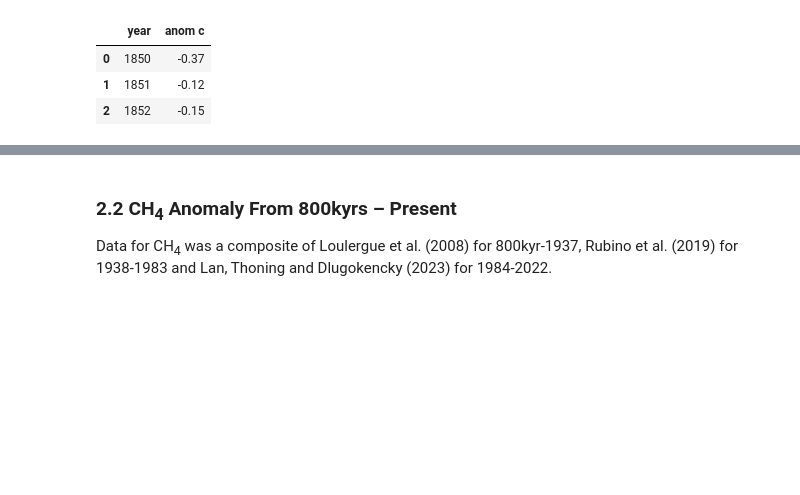
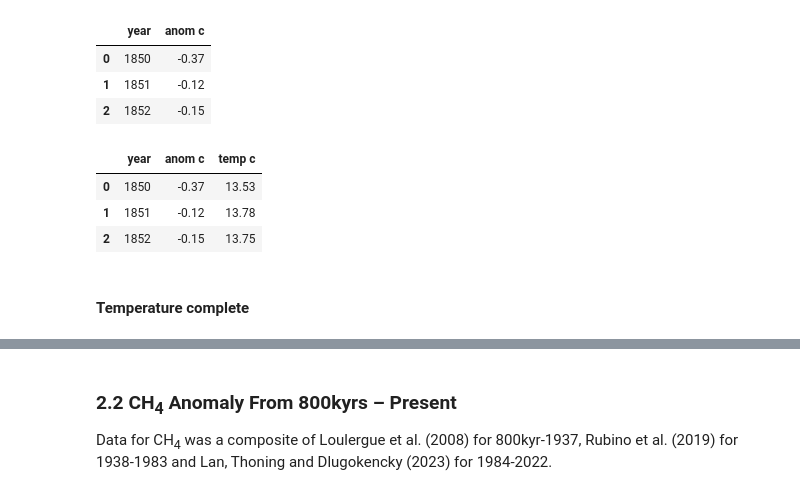
Before and after one commit to nurbujang/2progdaw23, a Jupyter notebook: project2.ipynb, the cells around one changed output, grey strips where cells are left out. Cells and saved outputs as stored; diff of their text form; code cells hidden in the pictures; blank space fills up the shorter version.

```diff
--- a/project2.ipynb
+++ b/project2.ipynb
@@ -264,0 +306,3 @@ df_temp_noaa.head(3)
+# %%
+df_temp_post2005 = pd.read_csv('data/at/tempglobalanomnoaa1850-2022.csv', skiprows = 4)
+df_temp_post2005.head(3)
@@ -265,9 +314,22 @@ df_temp_noaa.head(3)
 # %%
-df_temp_noaa.rename(columns={'Year': 'year'}, inplace=True)
-df_temp_noaa.rename(columns={'Anomaly': 'anom c'}, inplace=True)
-df_temp_noaa.head(3)
+df_temp_post2005.rename(columns={'Year': 'year',
+                             'Anomaly': 'anom c'},
+                             inplace=True)
+df_temp_post2005.head(3)
 # %% [output]
 |  | year | anom c |
 | 0 | 1850 | -0.37 |
 | 1 | 1851 | -0.12 |
 | 2 | 1852 | -0.15 |
+# %%
+# Because the temperature average for 1901-2000 = 13.9
+
+df_temp_post2005['temp c'] = df_temp_post2005['anom c'] + 13.9
+df_temp_post2005.head(3)
+# %% [output]
+|  | year | anom c | temp c |
+| 0 | 1850 | -0.37 | 13.53 |
+| 1 | 1851 | -0.12 | 13.78 |
+| 2 | 1852 | -0.15 | 13.75 |
+# %% [markdown]
+#### Temperature complete
```
Also changed, not shown: parts of 23 cells of this notebook, 11 other files.
